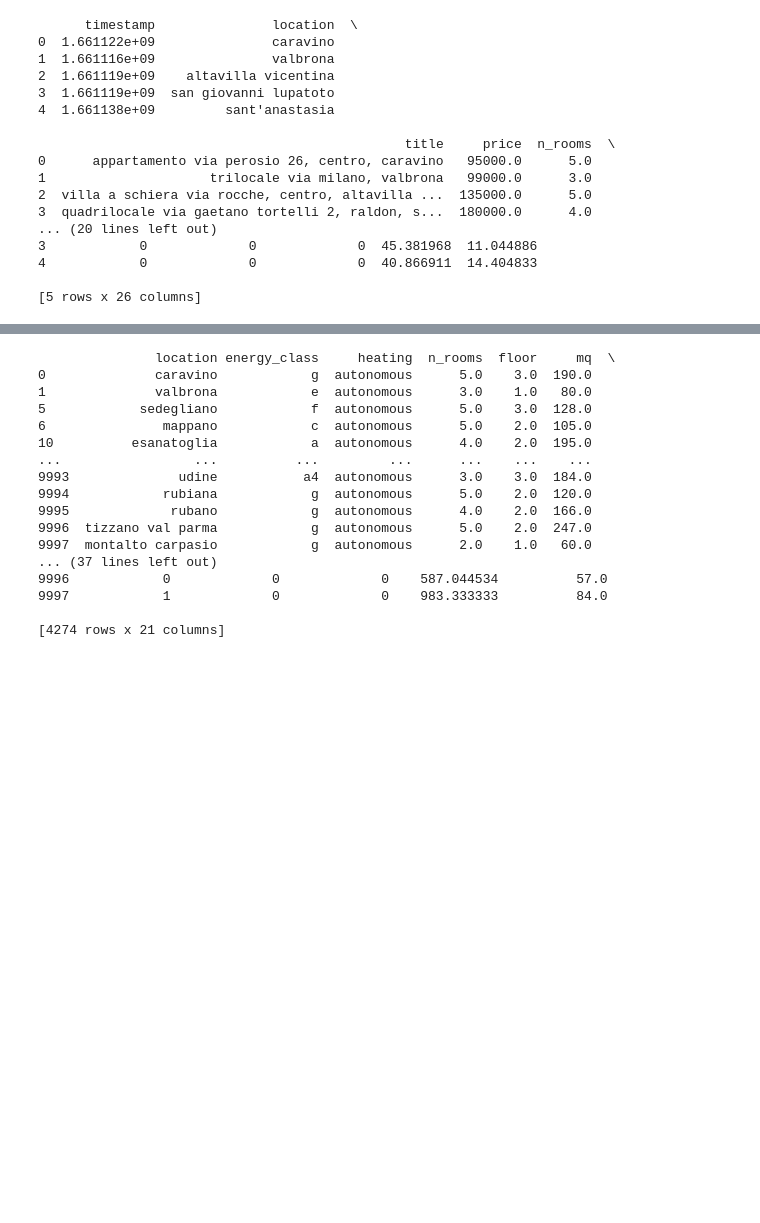
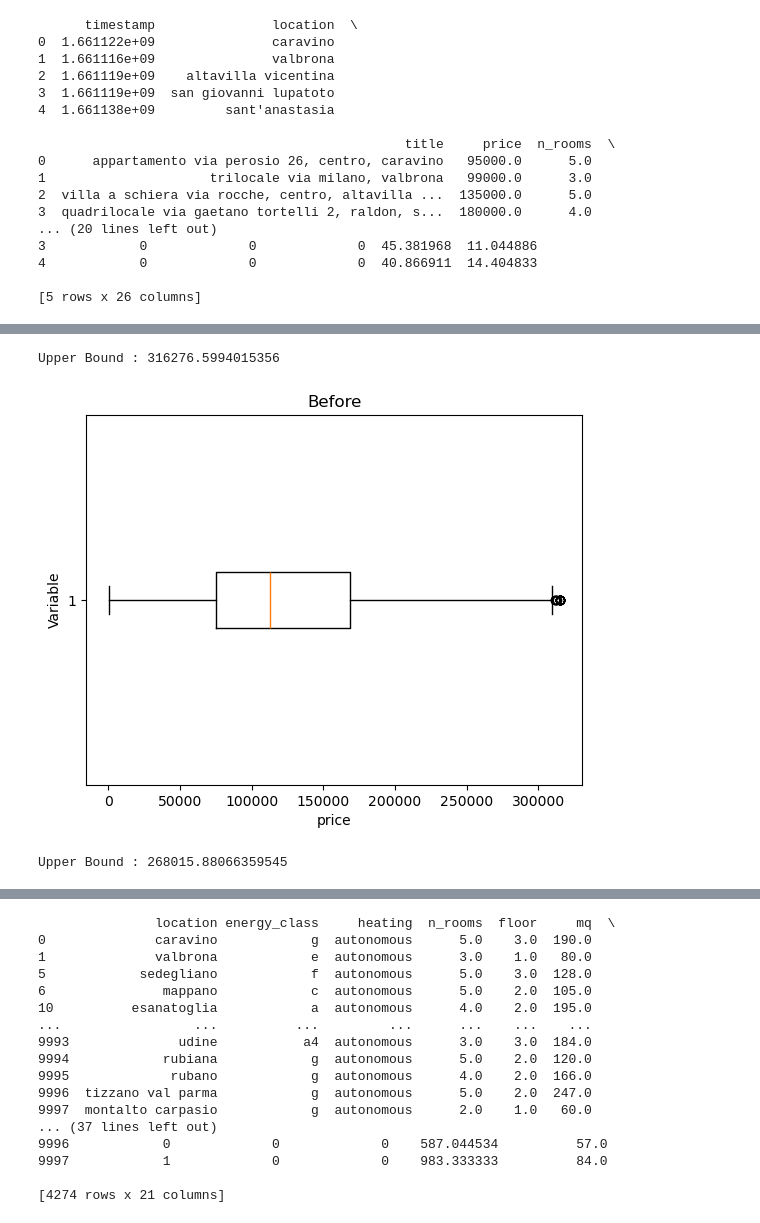
Before and after one commit to SergioM2/icd2024, a Jupyter notebook: practices/Practica 3/Practica 3.ipynb, the cells around one changed output, grey strips where cells are left out. Drawn from its saved outputs; the diff is of its cells as text; code cells hidden in the pictures; blank space fills up the shorter version.

```diff
--- a/practices/Practica 3/Practica 3.ipynb
+++ b/practices/Practica 3/Practica 3.ipynb
@@ -697,0 +724,36 @@ y_true = test_data['price']
+# %%
+# calculate summary statistics
+mean = test_1['price'].mean()
+std  = test_1['price'].std()
+
+# Calculate the lower and upper bounds
+upper_bound = mean + std*2
+
+print('Upper Bound :',upper_bound)
+
+# Drop the outliers
+test_2 = test_1[test_1['price'] <= upper_bound]
+# %% [output]
+Upper Bound : 316276.5994015356
+# %%
+plt.boxplot(test_2['price'], vert=False)
+plt.ylabel('Variable')
+plt.xlabel('price')
+plt.title('Before')
+plt.show()
+# %% [output]
+[figure, added]
+# %%
+# calculate summary statistics
+mean = test_2['price'].mean()
+std  = test_2['price'].std()
+
+# Calculate the lower and upper bounds
+upper_bound = mean + std*2
+
+print('Upper Bound :',upper_bound)
+
+# Drop the outliers
+test_3 = test_2[test_2['price'] <= upper_bound]
+# %% [output]
+Upper Bound : 268015.88066359545
```
Also changed, not shown: parts of 8 cells of this notebook, 4 other files.
